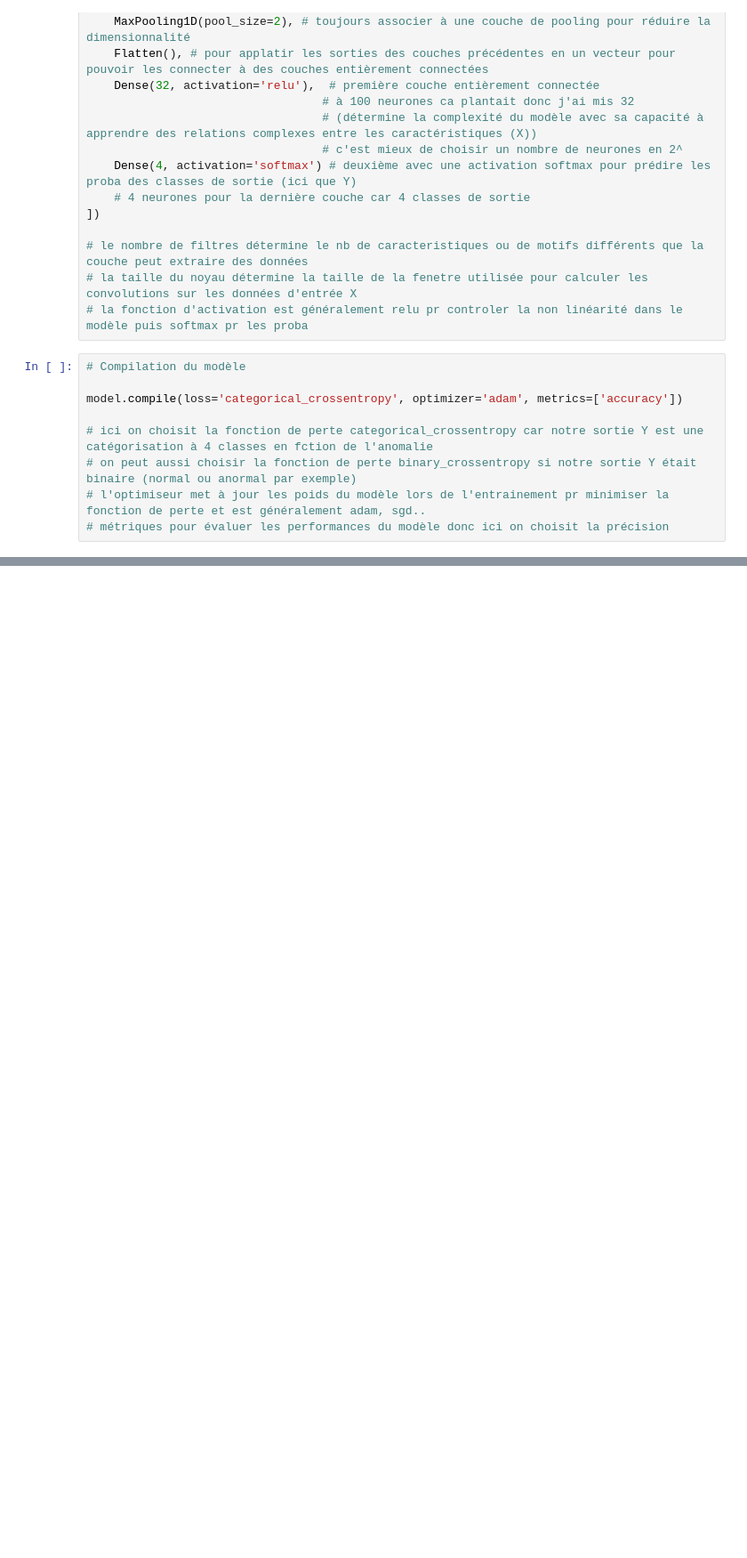
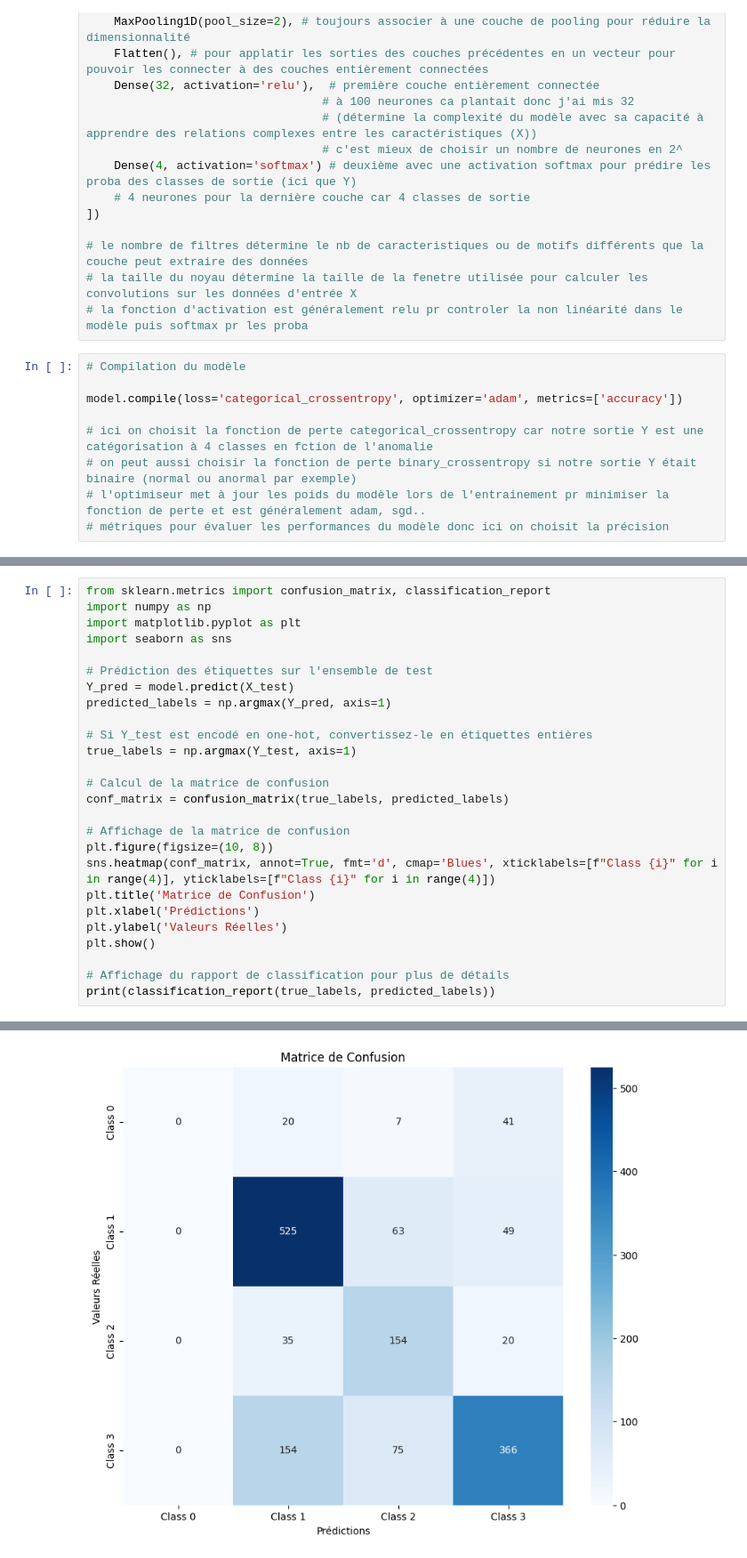
Before and after one commit to arthurdesma/Arrhythmia_Detection_and_Classification, a Jupyter notebook: data_treatement.ipynb, the cells around one changed output, grey strips where cells are left out. Shown: that part at 89% size. Drawn from its saved outputs; the diff is of its cells as text; blank space fills up the shorter version.

```diff
--- a/data_treatement.ipynb
+++ b/data_treatement.ipynb
@@ -461,0 +609,27 @@ Matrice de confusion :
+# %%
+from sklearn.metrics import confusion_matrix, classification_report
+import numpy as np
+import matplotlib.pyplot as plt
+import seaborn as sns
+
+# Prédiction des étiquettes sur l'ensemble de test
+Y_pred = model.predict(X_test)
+predicted_labels = np.argmax(Y_pred, axis=1)
+
+# Si Y_test est encodé en one-hot, convertissez-le en étiquettes entières
+true_labels = np.argmax(Y_test, axis=1)
+
+# Calcul de la matrice de confusion
+conf_matrix = confusion_matrix(true_labels, predicted_labels)
+
+# Affichage de la matrice de confusion
+plt.figure(figsize=(10, 8))
+sns.heatmap(conf_matrix, annot=True, fmt='d', cmap='Blues', xticklabels=[f"Class {i}" for i in range(4)], yticklabels=[f"Class {i}" for i in range(4)])
+plt.title('Matrice de Confusion')
+plt.xlabel('Prédictions')
+plt.ylabel('Valeurs Réelles')
+plt.show()
+
+# Affichage du rapport de classification pour plus de détails
+print(classification_report(true_labels, predicted_labels))
+# %% [output]
@@ -461,0 +637 @@ Matrice de confusion :
+[figure, added]
```
Also changed, not shown: parts of 21 cells of this notebook, 1 other file.
